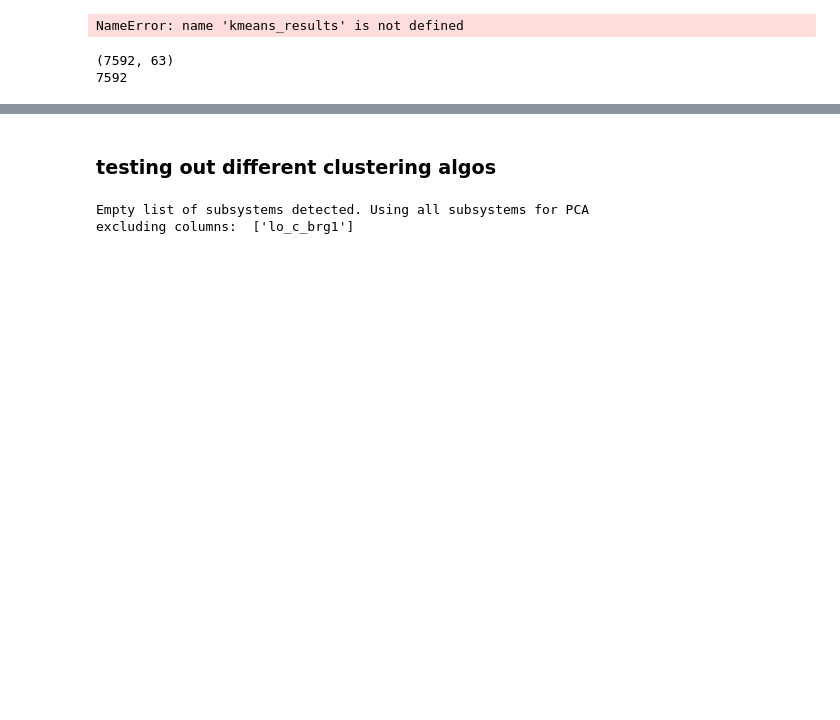
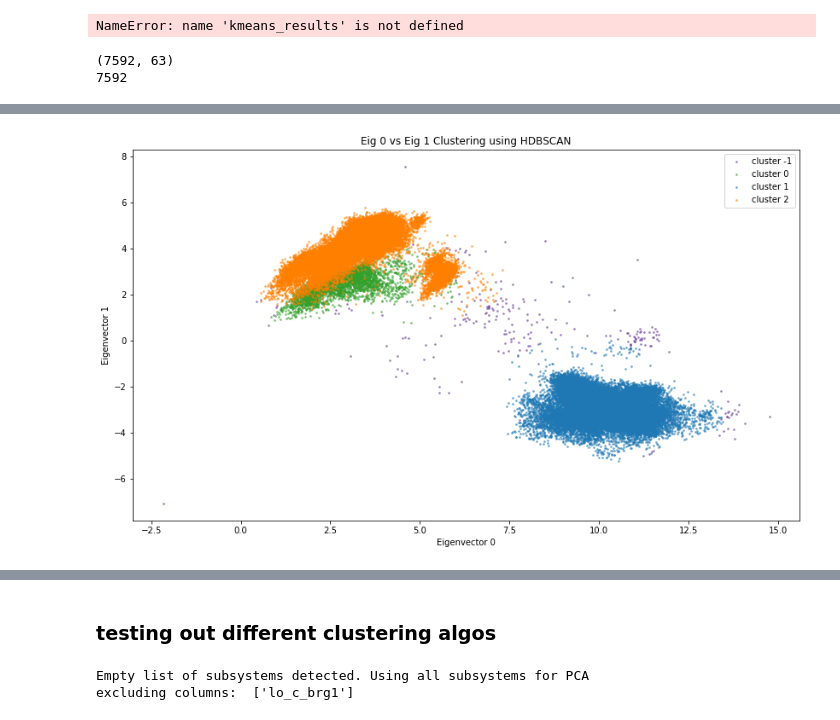
Before and after one commit to j-goldsmith/TurbineTimeSeries.EDA, a Jupyter notebook: eda/pca_model2_by_subsystem_Clustering.ipynb, the cells around one changed output, grey strips where cells are left out. Saved outputs shown, nothing was run; the diff lists cells and outputs as text; code cells hidden in the pictures; blank space fills up the shorter version.

```diff
--- a/eda/pca_model2_by_subsystem_Clustering.ipynb
+++ b/eda/pca_model2_by_subsystem_Clustering.ipynb
@@ -212,4 +253,5 @@ excluding columns:  ['lo_c_brg1']
 # %%
-reduced_onepsn = rd_df[rd_df['psn']==46]
+reduced_onepsn = rd_df[rd_df['psn']==49]
+print(reduced_onepsn.shape)
 # raw_data_psn46 = model2_10min[model2_10min['psn']==46]
 # joined_psn46 = model2  data[index_cols].merge(top20_reduced, left_on='id', right_on='id')
@@ -279 +321,16 @@ plt.show()
+# %%
+### HDBSCAN with min_samples=2000
+plt.figure(figsize=(14,8))
+for i in sorted(reduced_onepsn['cluster'].unique()):
+    tempdf = reduced_onepsn[reduced_onepsn['cluster']==i]
+    plt.scatter(tempdf[0].values,tempdf[1].values,s=3,alpha=0.5,c=color_pal[i],label = 'cluster '+str(i))
+plt.xlabel('Eigenvector 0')
+plt.ylabel('Eigenvector 1')
+plt.title('Eig 0 vs Eig 1 Clustering using HDBSCAN')
+plt.legend()
+# plt.show()
+plt.savefig('Eig 0 vs Eig 1 Clustering using HDBSCAN.png')
+plt.show()
+# %% [output]
+[figure, added]
 # %%
```
Also changed, not shown: parts of 16 cells of this notebook.
